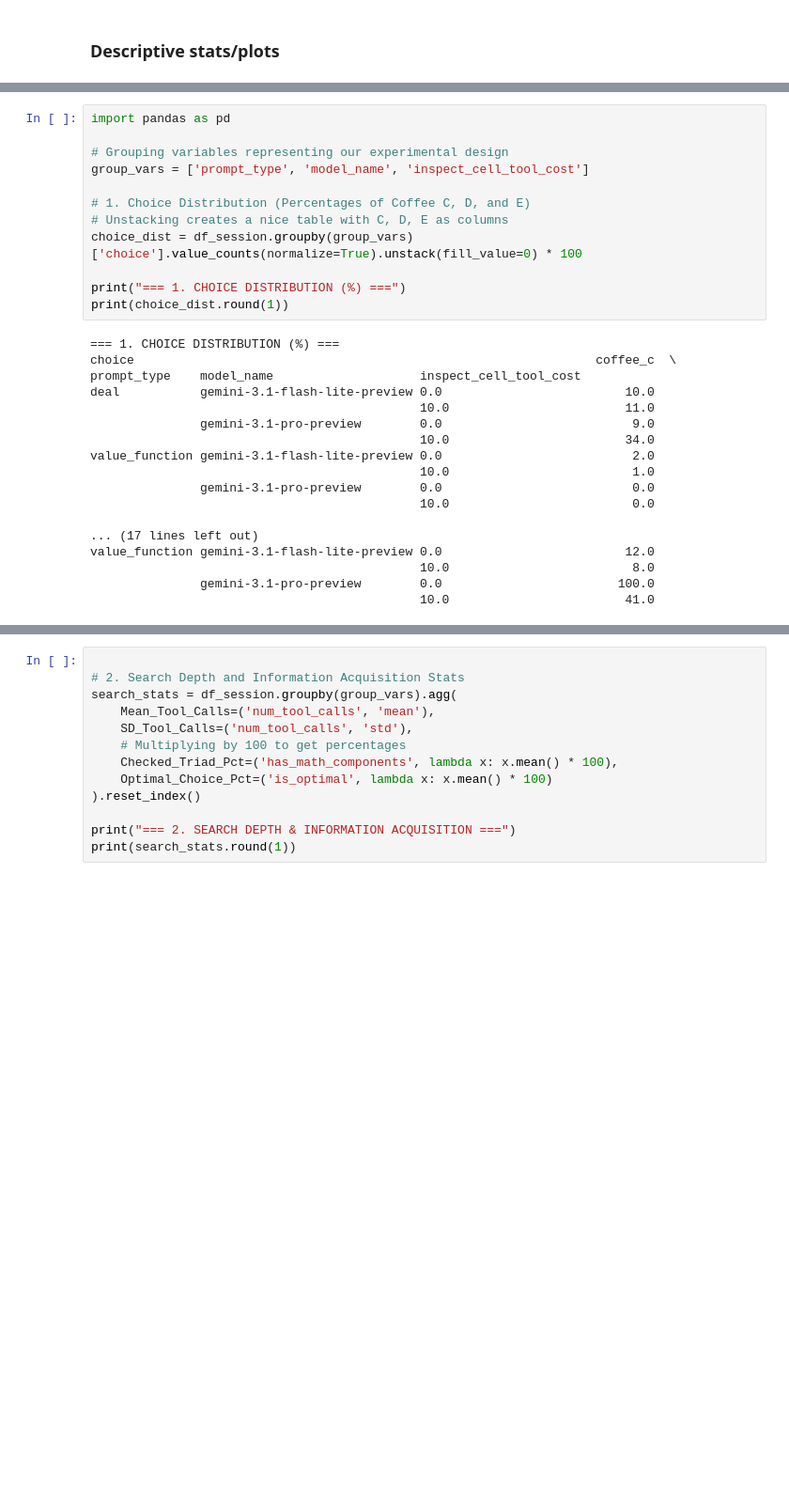
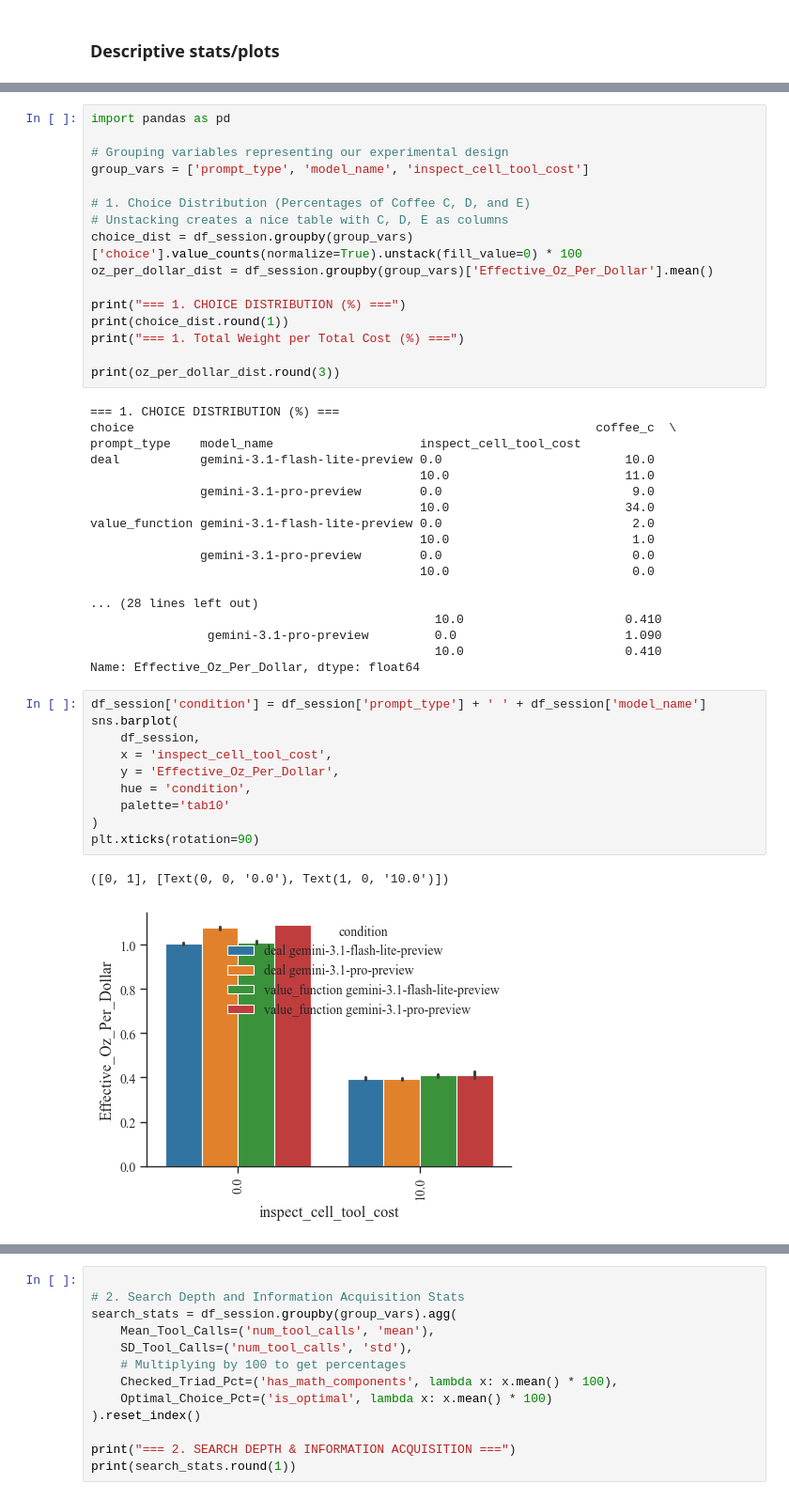
Before and after one commit to davoodwadi/toollab, a Jupyter notebook: src/tool_lab/analysis/analyze_promotion-final.ipynb, the cells around one changed output, grey strips where cells are left out. Shown at 94% size. Cells and saved outputs as stored; diff of their text form; blank space fills up the shorter version.

```diff
--- a/src/tool_lab/analysis/analyze_promotion-final.ipynb
+++ b/src/tool_lab/analysis/analyze_promotion-final.ipynb
@@ -372,9 +384,13 @@ group_vars = ['prompt_type', 'model_name', 'inspect_cell_tool_cost']
 # 1. Choice Distribution (Percentages of Coffee C, D, and E)
 # Unstacking creates a nice table with C, D, E as columns
 choice_dist = df_session.groupby(group_vars)['choice'].value_counts(normalize=True).unstack(fill_value=0) * 100
+oz_per_dollar_dist = df_session.groupby(group_vars)['Effective_Oz_Per_Dollar'].mean()
 
 print("=== 1. CHOICE DISTRIBUTION (%) ===")
 print(choice_dist.round(1))
+print("=== 1. Total Weight per Total Cost (%) ===")
+
+print(oz_per_dollar_dist.round(3))
 # %% [output]
 === 1. CHOICE DISTRIBUTION (%) ===
 choice                                                               coffee_c  \
@@ -388,8 +404,21 @@ value_function gemini-3.1-flash-lite-preview 0.0                          2.0
                gemini-3.1-pro-preview        0.0                          0.0
                                              10.0                         0.0
 
-... (17 lines left out)
-value_function gemini-3.1-flash-lite-preview 0.0                         12.0
-                                             10.0                         8.0
-               gemini-3.1-pro-preview        0.0                        100.0
-                                             10.0                        41.0
+... (28 lines left out)
+                                               10.0                      0.410
+                gemini-3.1-pro-preview         0.0                       1.090
+                                               10.0                      0.410
+Name: Effective_Oz_Per_Dollar, dtype: float64
+# %%
+df_session['condition'] = df_session['prompt_type'] + ' ' + df_session['model_name']
+sns.barplot(
+    df_session,
+    x = 'inspect_cell_tool_cost',
+    y = 'Effective_Oz_Per_Dollar',
+    hue = 'condition',
+    palette='tab10'
+)
+plt.xticks(rotation=90)
+# %% [output]
+([0, 1], [Text(0, 0, '0.0'), Text(1, 0, '10.0')])
+[figure, added]
```
Also changed, not shown: parts of 17 cells of this notebook, 5 other files.
